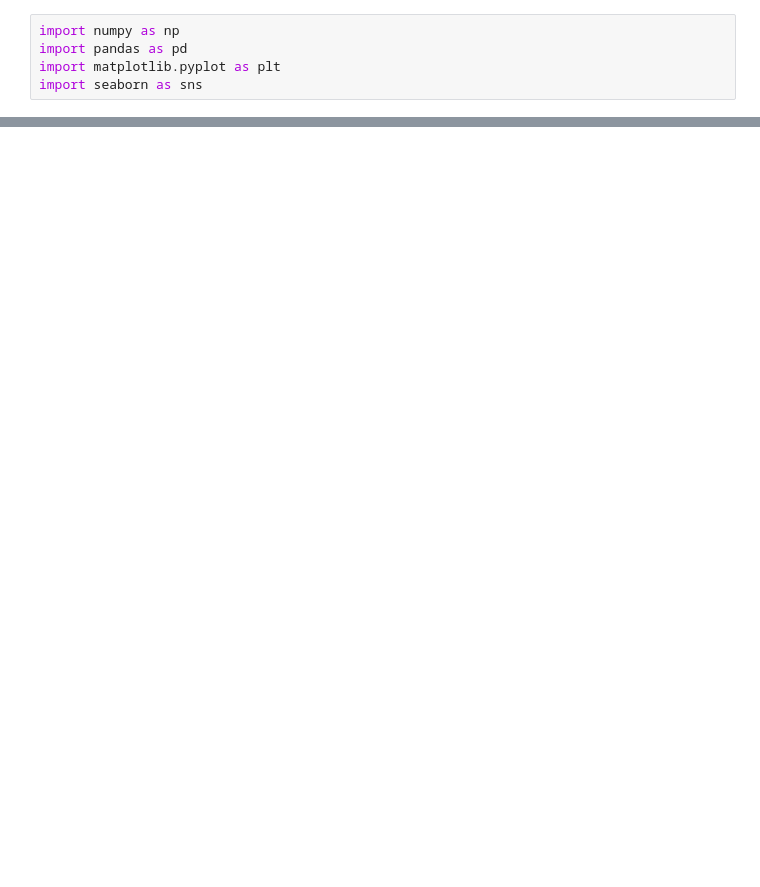
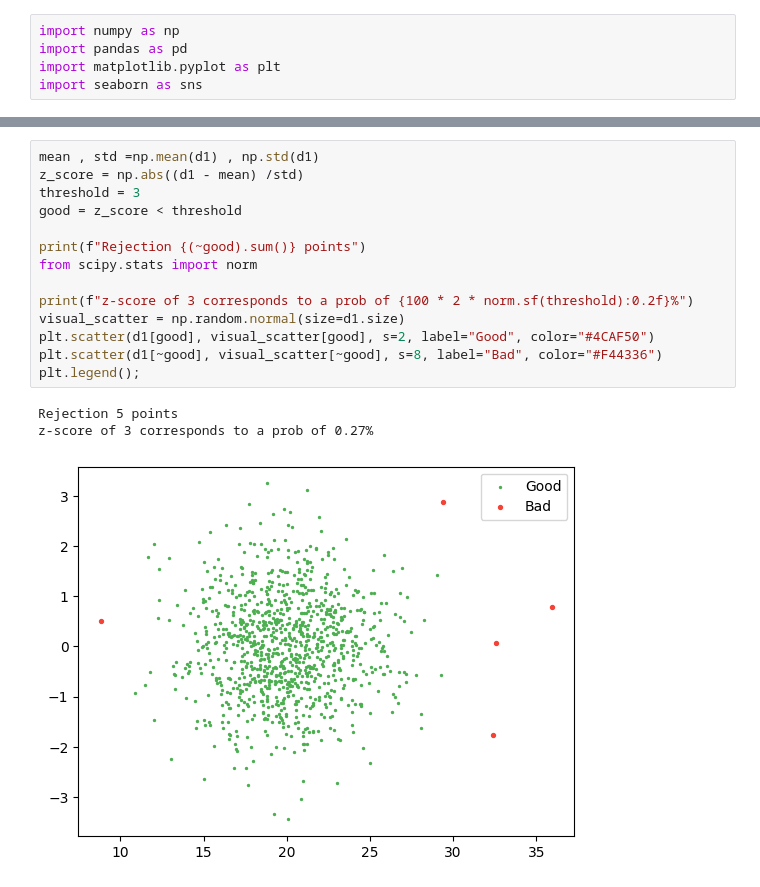
Before and after one commit to danielwon01/DataCamp_Data-Scientist-with-Python, a Jupyter notebook: study_/Python_for_Statistical_Analysis/Untitled.ipynb, the cells around one changed output, grey strips where cells are left out. Cells and saved outputs as stored; diff of their text form; blank space fills up the shorter version.

```diff
--- a/study_/Python_for_Statistical_Analysis/Untitled.ipynb
+++ b/study_/Python_for_Statistical_Analysis/Untitled.ipynb
@@ -143,0 +31,18 @@ plt.ylabel("Weight");
+# %%
+mean , std =np.mean(d1) , np.std(d1)
+z_score = np.abs((d1 - mean) /std)
+threshold = 3
+good = z_score < threshold
+
+print(f"Rejection {(~good).sum()} points")
+from scipy.stats import norm
+
+print(f"z-score of 3 corresponds to a prob of {100 * 2 * norm.sf(threshold):0.2f}%")
+visual_scatter = np.random.normal(size=d1.size)
+plt.scatter(d1[good], visual_scatter[good], s=2, label="Good", color="#4CAF50")
+plt.scatter(d1[~good], visual_scatter[~good], s=8, label="Bad", color="#F44336")
+plt.legend();
+# %% [output]
+Rejection 5 points
+z-score of 3 corresponds to a prob of 0.27%
+[figure, added]
```
Also changed, not shown: parts of 25 cells of this notebook, 6 other files.
